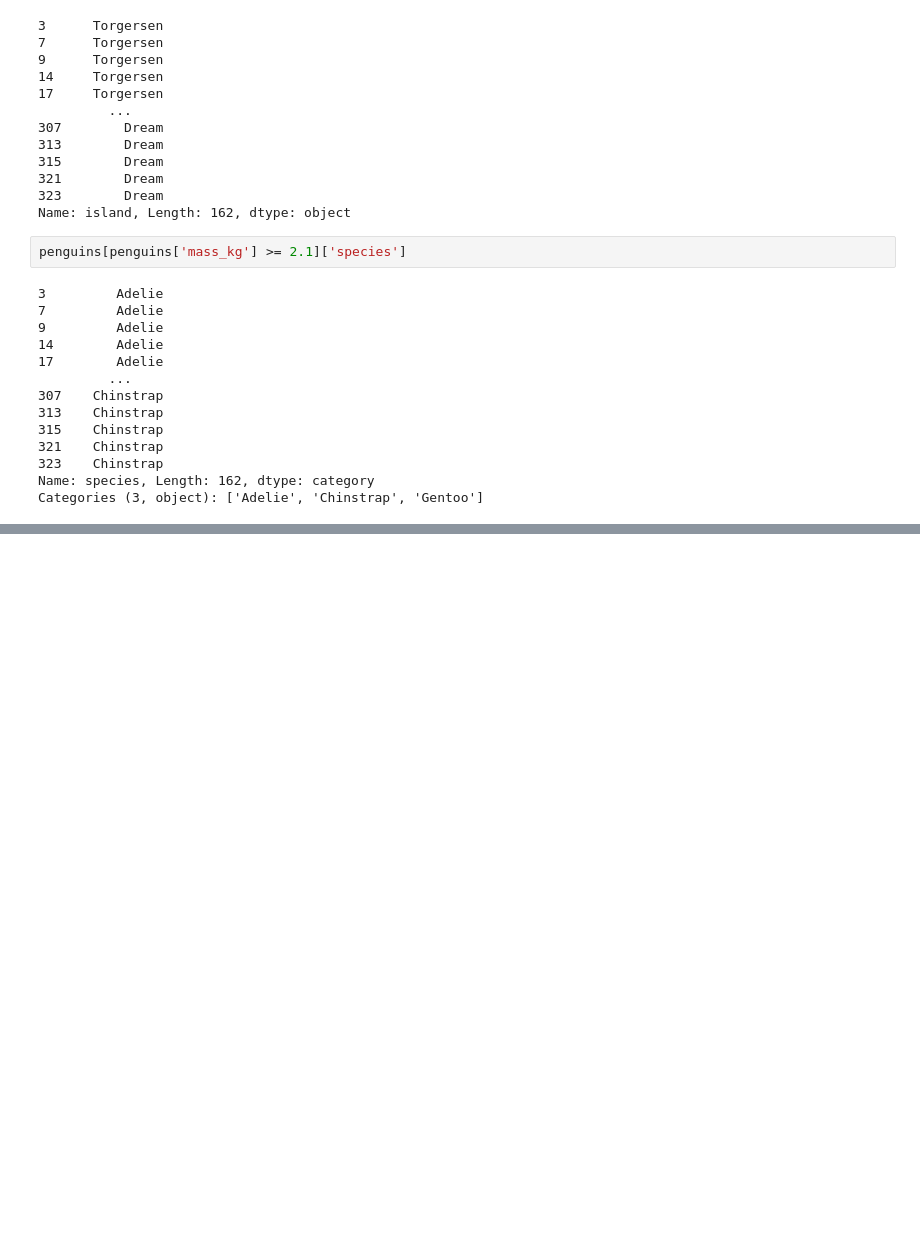
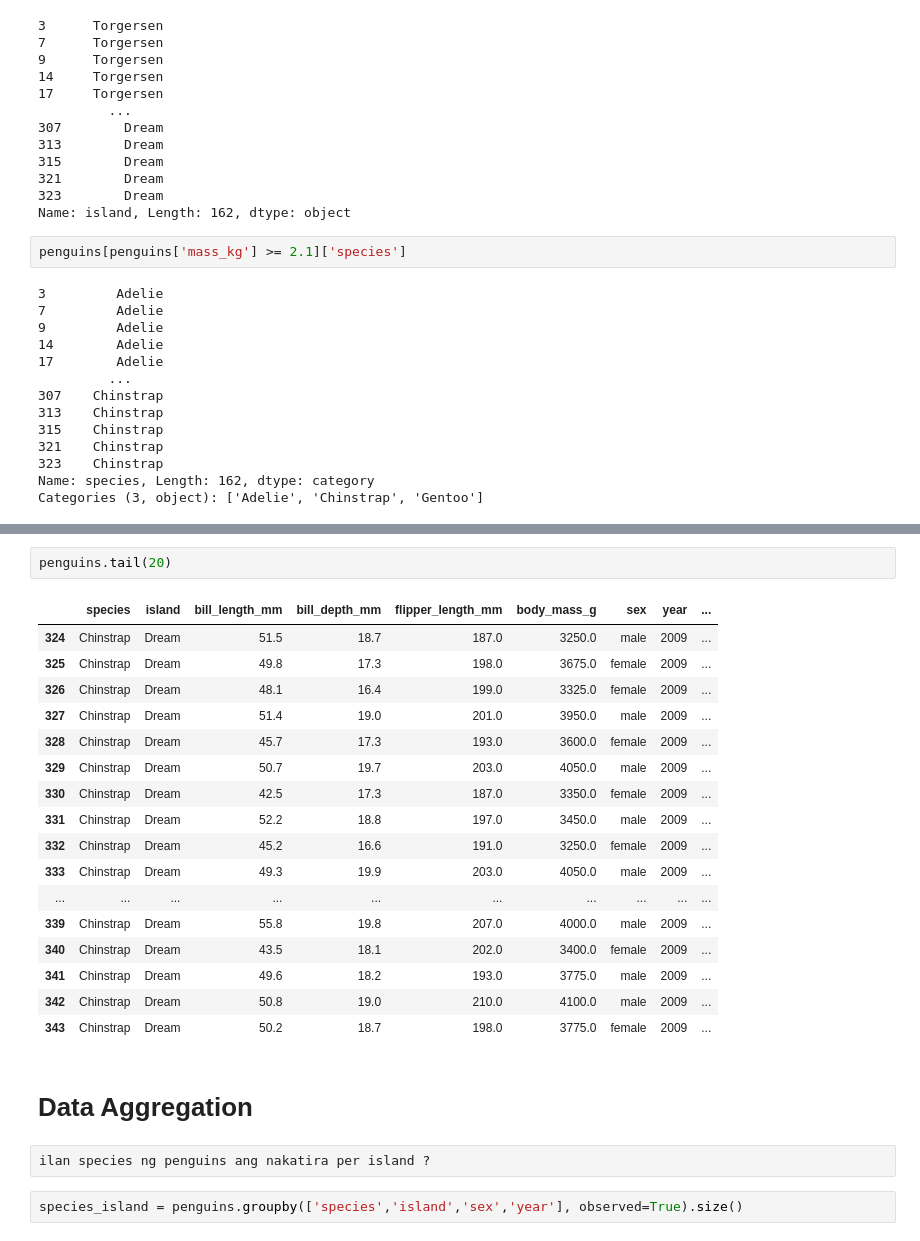
Before and after one commit to elaizaflim/ITELEC303_LIIM_penguins, a Jupyter notebook: activity 1.ipynb, the cells around one changed output, grey strips where cells are left out. Cells and saved outputs as stored; diff of their text form; blank space fills up the shorter version.

```diff
--- a/activity 1.ipynb
+++ b/activity 1.ipynb
@@ -544,0 +591,26 @@ Categories (3, object): ['Adelie', 'Chinstrap', 'Gentoo']
+# %%
+penguins.tail(20)
+# %% [output]
+|  | species | island | bill_length_mm | bill_depth_mm | flipper_length_mm | body_mass_g | sex | year | ... |
+| 324 | Chinstrap | Dream | 51.5 | 18.7 | 187.0 | 3250.0 | male | 2009 | ... |
+| 325 | Chinstrap | Dream | 49.8 | 17.3 | 198.0 | 3675.0 | female | 2009 | ... |
+| 326 | Chinstrap | Dream | 48.1 | 16.4 | 199.0 | 3325.0 | female | 2009 | ... |
+| 327 | Chinstrap | Dream | 51.4 | 19.0 | 201.0 | 3950.0 | male | 2009 | ... |
+| 328 | Chinstrap | Dream | 45.7 | 17.3 | 193.0 | 3600.0 | female | 2009 | ... |
+| 329 | Chinstrap | Dream | 50.7 | 19.7 | 203.0 | 4050.0 | male | 2009 | ... |
+| 330 | Chinstrap | Dream | 42.5 | 17.3 | 187.0 | 3350.0 | female | 2009 | ... |
+| 331 | Chinstrap | Dream | 52.2 | 18.8 | 197.0 | 3450.0 | male | 2009 | ... |
+| 332 | Chinstrap | Dream | 45.2 | 16.6 | 191.0 | 3250.0 | female | 2009 | ... |
+| 333 | Chinstrap | Dream | 49.3 | 19.9 | 203.0 | 4050.0 | male | 2009 | ... |
+| ... | ... | ... | ... | ... | ... | ... | ... | ... | ... |
+| 339 | Chinstrap | Dream | 55.8 | 19.8 | 207.0 | 4000.0 | male | 2009 | ... |
+| 340 | Chinstrap | Dream | 43.5 | 18.1 | 202.0 | 3400.0 | female | 2009 | ... |
+| 341 | Chinstrap | Dream | 49.6 | 18.2 | 193.0 | 3775.0 | male | 2009 | ... |
+| 342 | Chinstrap | Dream | 50.8 | 19.0 | 210.0 | 4100.0 | male | 2009 | ... |
+| 343 | Chinstrap | Dream | 50.2 | 18.7 | 198.0 | 3775.0 | female | 2009 | ... |
+# %% [markdown]
+<h1>Data Aggregation</h1>
+# %% [raw]
+ilan species ng penguins ang nakatira per island ?
+# %%
+species_island = penguins.groupby(['species','island','sex','year'], observed=True).size()
```
Also changed, not shown: parts of 35 cells of this notebook.
